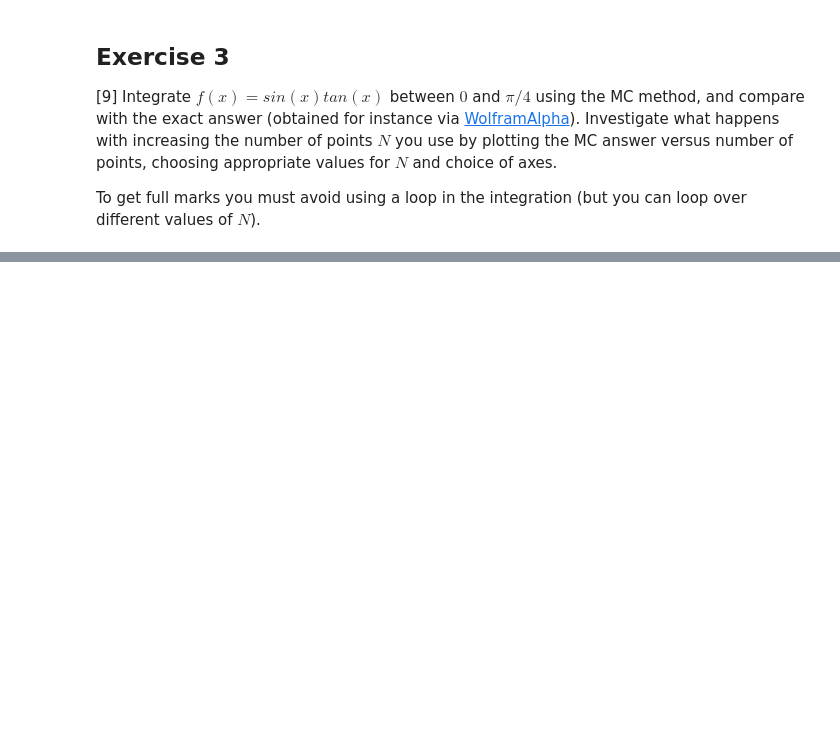
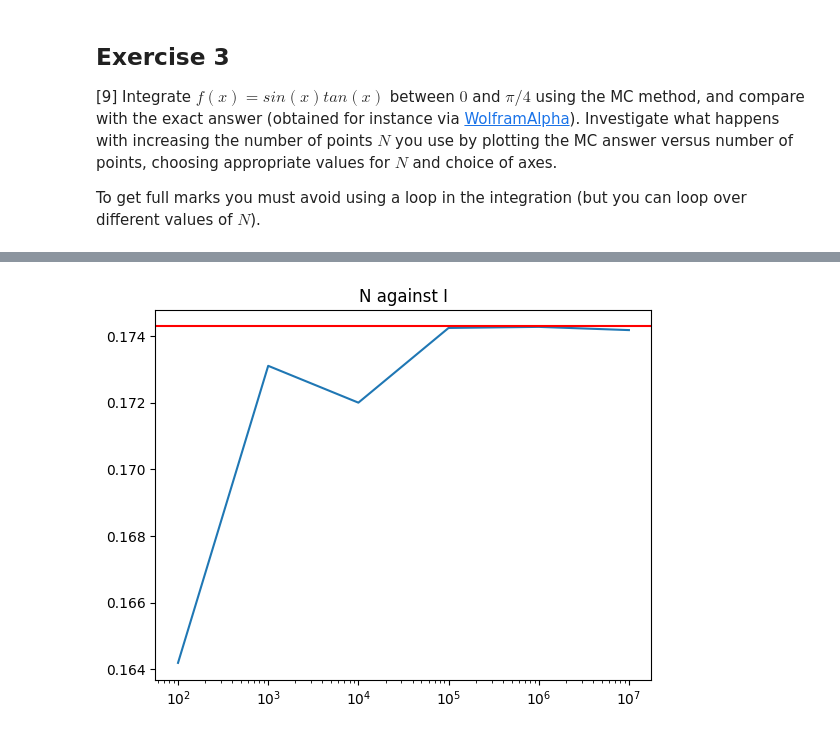
Before and after one commit to PX2145-2025/week-6-b-bshorner533, a Jupyter notebook: Monte_Carlo.ipynb, the cells around one changed output, grey strips where cells are left out. Saved outputs shown, nothing was run; the diff lists cells and outputs as text; code cells hidden in the pictures; blank space fills up the shorter version.

```diff
--- a/Monte_Carlo.ipynb
+++ b/Monte_Carlo.ipynb
@@ -339,3 +354,22 @@ Wall time: 364 ms
 [9] Integrate $f(x) = sin(x)tan(x)$ between $0$ and $\pi/4$ using the MC method, and compare with the exact answer (obtained for instance via [WolframAlpha](https://www.wolframalpha.com/)). Investigate what happens with increasing the number of points $N$ you use by plotting the MC answer versus number of points, choosing appropriate values for $N$ and choice of axes.
 
  To get full marks you must avoid using a loop in the integration (but you can loop over different values of $N$).
+# %%
+def f(x):
+  return np.sin(x)*np.tan(x) # define function
+#define initial values
+s = 0
+bonk = np.array([2,3,4,5,6,7])
+N_array = np.zeros(len(bonk))
+I_array = np.zeros(len(bonk))
+for i in range(len(bonk)):
+  N = int(10**(bonk[i]))
+  # main stuff
+  x = np.random.uniform(0, np.pi/4, N)
+  s = np.sum(f(x))
+  I = (np.pi/4)*s/N # corrected integral
+  print(f'The result of integration with N = {N} is {I}')
+  # save values to arrays
+  N_array[i] = N
+  I_array[i] = I
+print('The wolfram alpha value is 0.1743')
@@ -341,0 +384,7 @@ Wall time: 364 ms
+# %%
+plt.plot(N_array, I_array)
+plt.axhline(y=0.1743, color='r')
+plt.title('N against I')
+plt.xscale('log')
+# %% [output]
+[figure, added]
```
Also changed, not shown: parts of 7 cells of this notebook.
